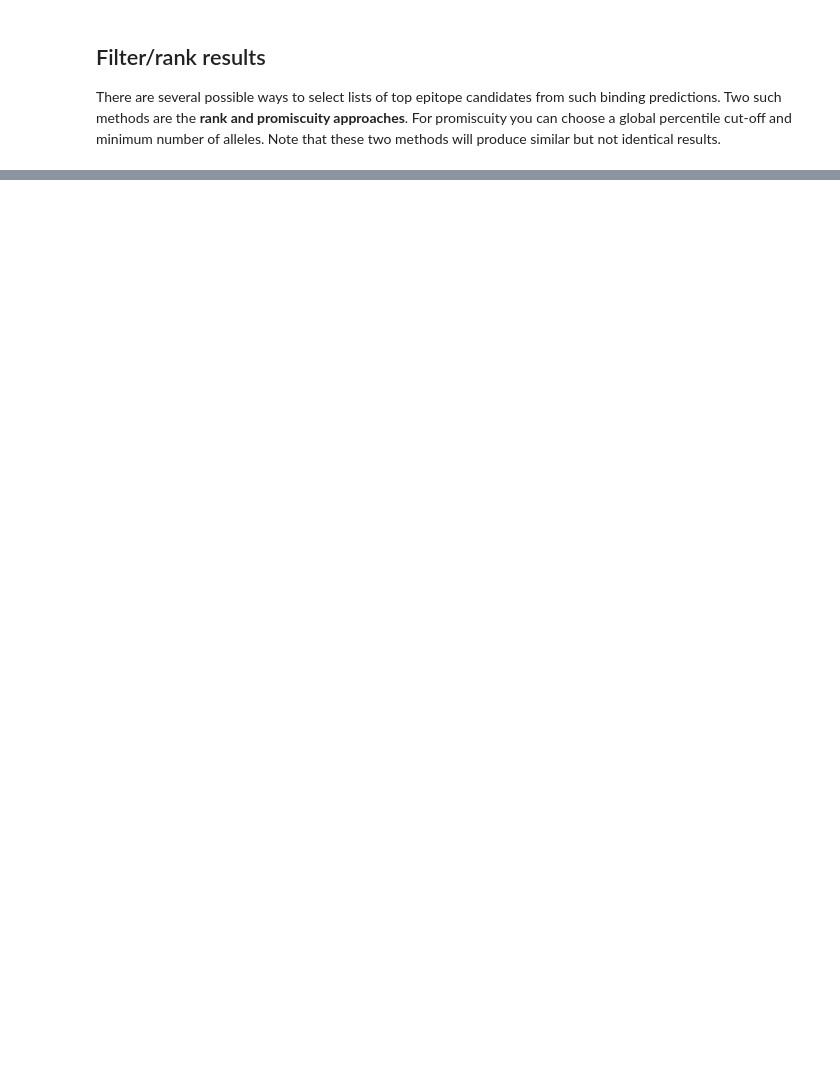
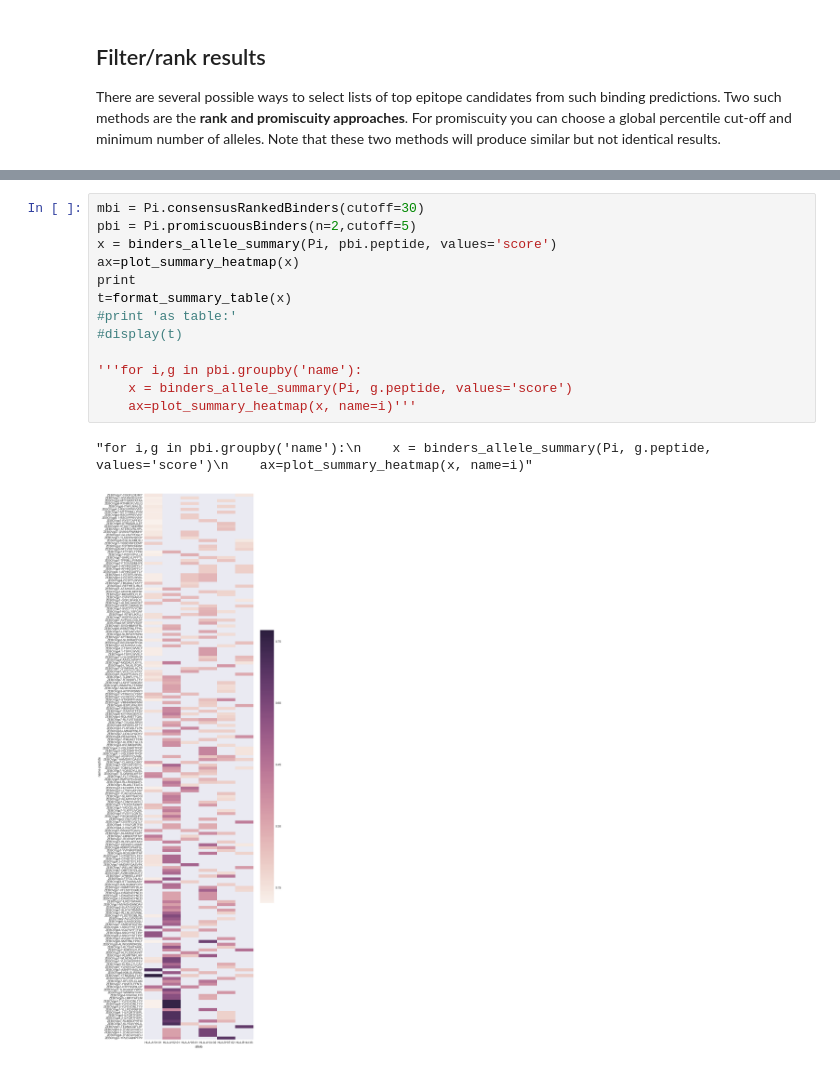
Before and after one commit to dmnfarrell/epitopepredict, a Jupyter notebook: examples/basics.ipynb, the cells around one changed output, grey strips where cells are left out. Drawn from its saved outputs; the diff is of its cells as text; blank space fills up the shorter version.

```diff
--- a/examples/basics.ipynb
+++ b/examples/basics.ipynb
@@ -145 +169,17 @@ ax=plotting.plot_tracks([P], name, cutoff=5, n=2, figsize=(14,4))
+# %%
+mbi = Pi.consensusRankedBinders(cutoff=30)
+pbi = Pi.promiscuousBinders(n=2,cutoff=5)
+x = binders_allele_summary(Pi, pbi.peptide, values='score')
+ax=plot_summary_heatmap(x)
+print
+t=format_summary_table(x)
+#print 'as table:'
+#display(t)
+
+'''for i,g in pbi.groupby('name'):
+    x = binders_allele_summary(Pi, g.peptide, values='score')
+    ax=plot_summary_heatmap(x, name=i)'''
+# %% [output]
+"for i,g in pbi.groupby('name'):\n    x = binders_allele_summary(Pi, g.peptide, values='score')\n    ax=plot_summary_heatmap(x, name=i)"
+[figure, added]
 # %% [markdown]
```
Also changed, not shown: parts of 16 cells of this notebook, 2 other files.
